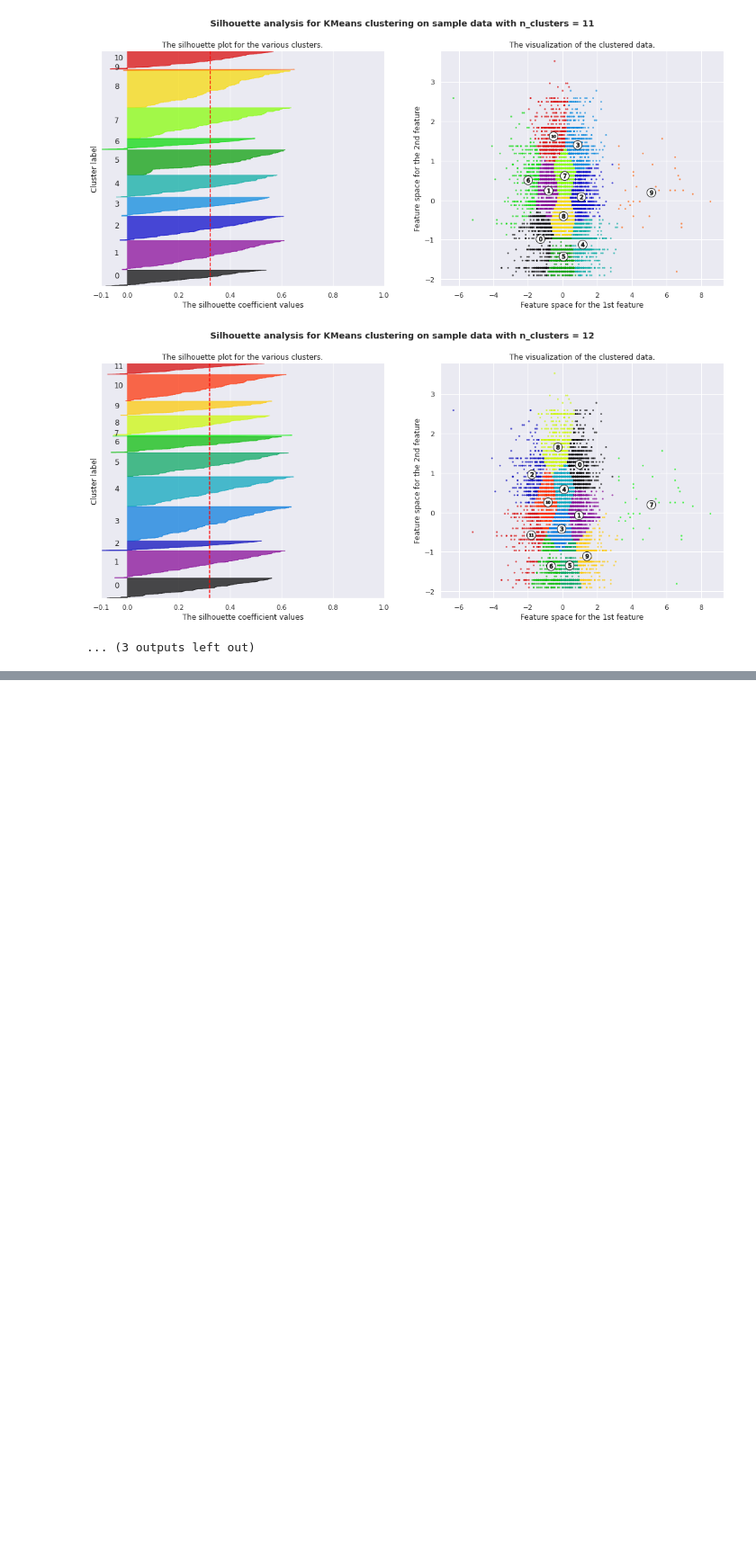
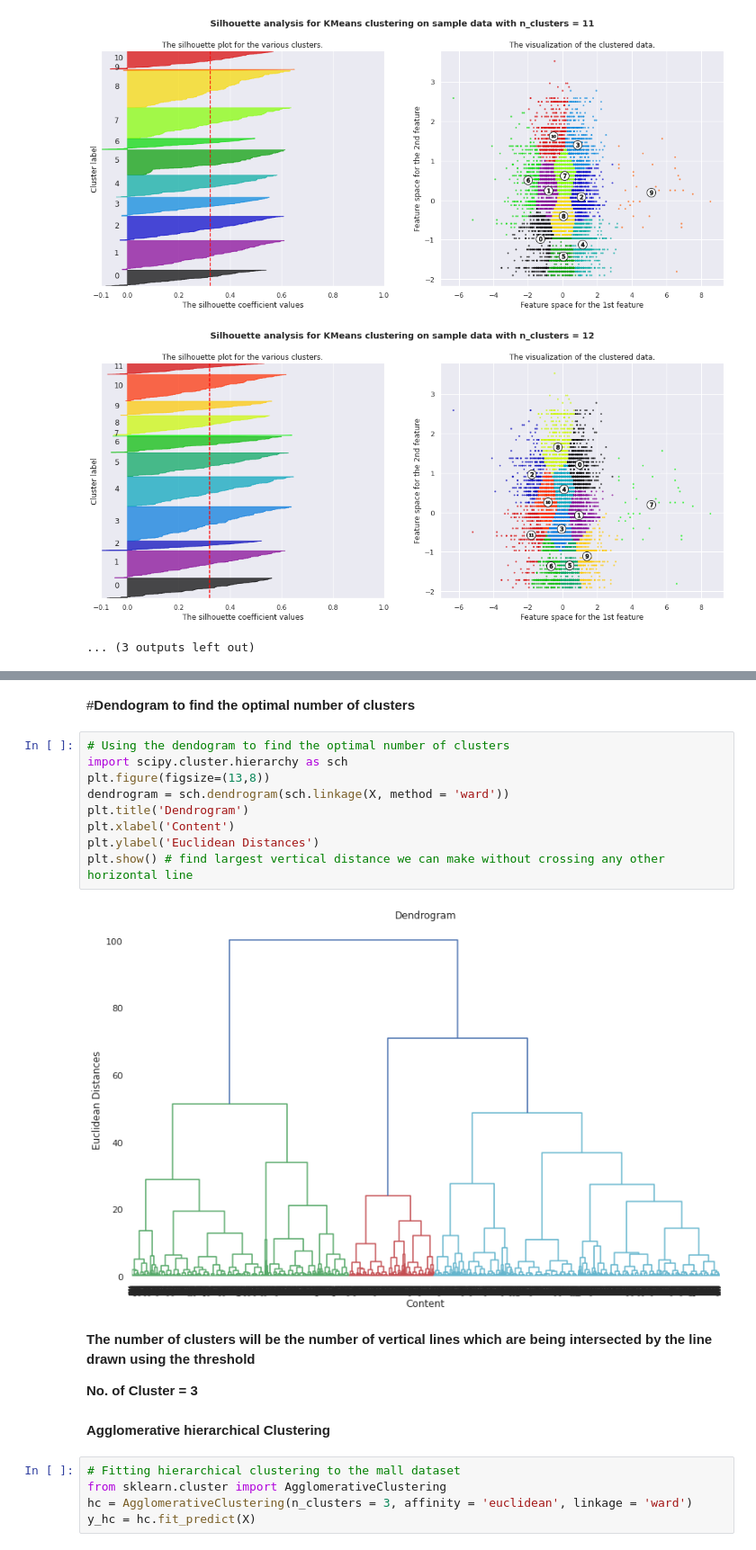
Before and after one commit to Navin321-alma/Netflix-Movies-and-TV-shows-clustering, a Jupyter notebook: NETFLIX_MOVIES_AND_TV_SHOWS_CLUSTERING.ipynb, the cells around one changed output, grey strips where cells are left out. Shown at 90% size. Saved outputs shown, nothing was run; the diff lists cells and outputs as text; blank space fills up the shorter version.

```diff
--- a/NETFLIX_MOVIES_AND_TV_SHOWS_CLUSTERING.ipynb
+++ b/NETFLIX_MOVIES_AND_TV_SHOWS_CLUSTERING.ipynb
@@ -979,0 +1029,24 @@ For n_clusters = 15 The average silhouette_score is : 0.3291855971912726
+# %% [markdown]
+#**Dendogram to find the optimal number of clusters**
+# %%
+# Using the dendogram to find the optimal number of clusters
+import scipy.cluster.hierarchy as sch
+plt.figure(figsize=(13,8))
+dendrogram = sch.dendrogram(sch.linkage(X, method = 'ward'))
+plt.title('Dendrogram')
+plt.xlabel('Content')
+plt.ylabel('Euclidean Distances')
+plt.show() # find largest vertical distance we can make without crossing any other horizontal line
+# %% [output]
+[figure, added]
+# %% [markdown]
+**The number of clusters will be the number of vertical lines which are being intersected by the line drawn using the threshold**
+
+**No. of Cluster = 3**
+# %% [markdown]
+**Agglomerative hierarchical Clustering**
+# %%
+# Fitting hierarchical clustering to the mall dataset
+from sklearn.cluster import AgglomerativeClustering
+hc = AgglomerativeClustering(n_clusters = 3, affinity = 'euclidean', linkage = 'ward')
+y_hc = hc.fit_predict(X)
```
Also changed, not shown: parts of 8 cells of this notebook.
